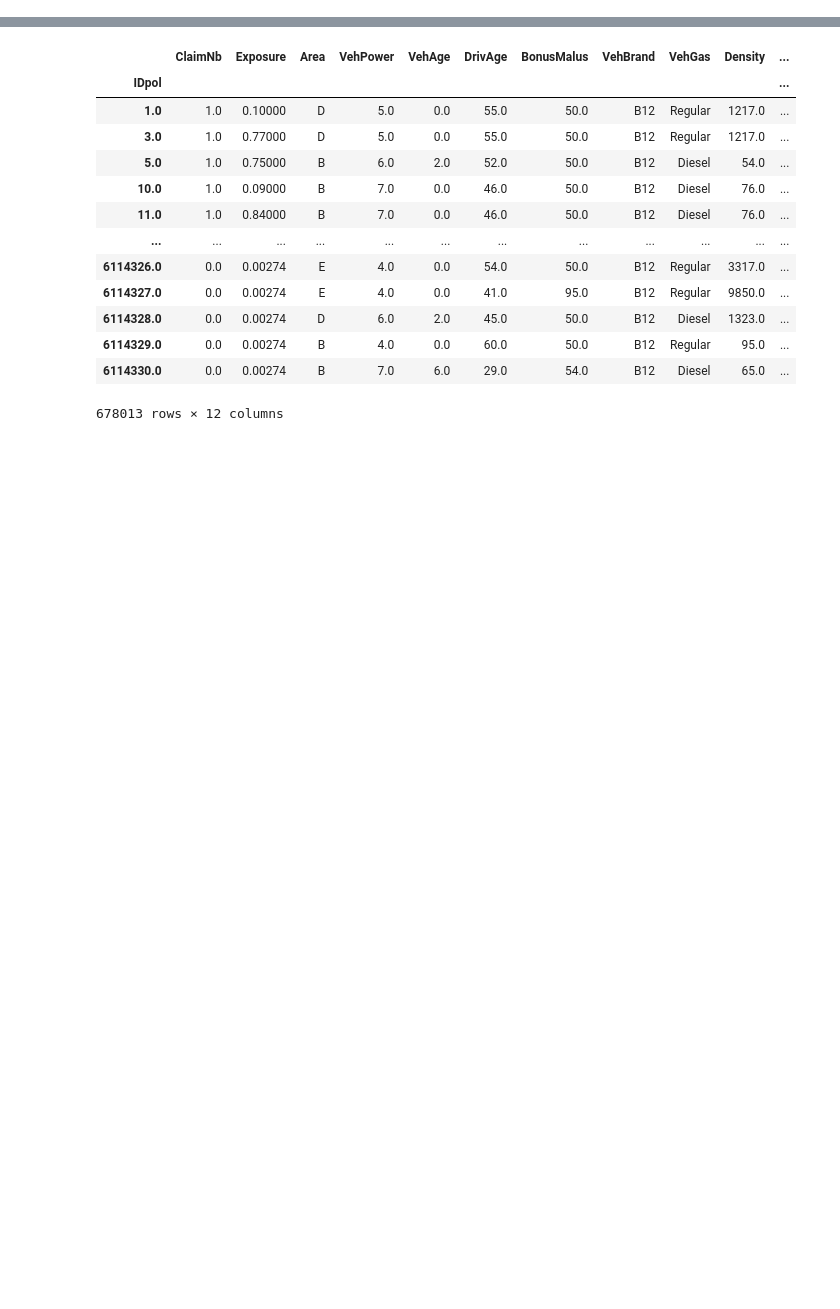
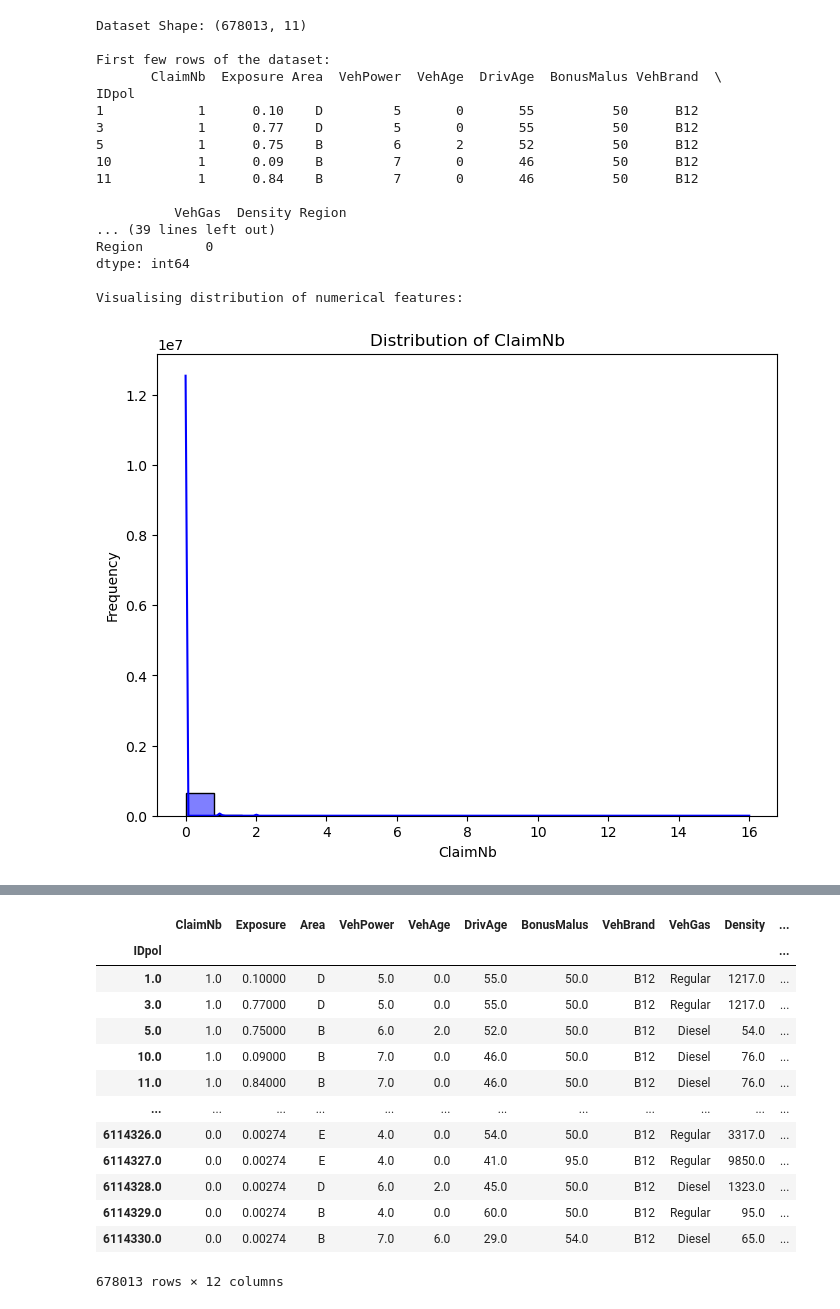
Before and after one commit to yueht23/PGPC2024, a Jupyter notebook: REBAGG.ipynb, the cells around one changed output, grey strips where cells are left out. Drawn from its saved outputs; the diff is of its cells as text; code cells hidden in the pictures; blank space fills up the shorter version.

```diff
--- a/REBAGG.ipynb
+++ b/REBAGG.ipynb
@@ -0,0 +3,80 @@
+# %%
+import pandas as pd
+import matplotlib.pyplot as plt
+import seaborn as sns
+
+# Load the dataset
+def load_mtpl2(n_samples=None):
+    df_freq = fetch_openml(data_id=41214, as_frame=True).data
+    df_freq["IDpol"] = df_freq["IDpol"].astype(int)
+    df_freq.set_index("IDpol", inplace=True)
+    return df_freq
+
+# Load the data
+df = load_mtpl2()
+
+# Displaying basic information about the dataset
+print("Dataset Shape:", df.shape)
+print("\nFirst few rows of the dataset:")
+print(df.head())
+print("\nSummary statistics:")
+print(df.describe())
+
+# Checking for missing values
+print("\nMissing values:")
+print(df.isnull().sum())
+
+# Visualising the distribution of numerical features
+print("\nVisualising distribution of numerical features:")
+numerical_features = df.select_dtypes(include=['float64', 'int64']).columns
+for feature in numerical_features:
+    plt.figure(figsize=(8, 6))
+    sns.histplot(df[feature], kde=True, bins=20, color='blue')
+    plt.title(f'Distribution of {feature}')
+    plt.xlabel(feature)
+    plt.ylabel('Frequency')
+    plt.show()
+
+# Visualising correlation between numerical features
+print("\nVisualising correlation between numerical features:")
+plt.figure(figsize=(10, 8))
+sns.heatmap(df.corr(), annot=True, cmap='coolwarm', fmt=".2f", linewidths=0.5)
+plt.title("Correlation Heatmap")
+plt.show()
+
+# Visualising categorical features
+print("\nVisualising categorical features:")
+categorical_features = df.select_dtypes(include=['object']).columns
+for feature in categorical_features:
+    plt.figure(figsize=(8, 6))
+    sns.countplot(data=df, x=feature, order=df[feature].value_counts().index, palette='Set2')
+    plt.title(f'Count of {feature}')
+    plt.xlabel(feature)
+    plt.ylabel('Count')
+    plt.xticks(rotation=45)
+    plt.show()
+
+# Plot the correlation matrix of the numerical features
+plt.figure(figsize=(10, 10))
+sns.heatmap(df.select_dtypes(include=[np.number]).corr(), annot=True)
+plt.title("Correlation Matrix")
+plt.show()
+# %% [output]
+Dataset Shape: (678013, 11)
+
+First few rows of the dataset:
+       ClaimNb  Exposure Area  VehPower  VehAge  DrivAge  BonusMalus VehBrand  \
+IDpol
+1            1      0.10    D         5       0       55          50      B12
+3            1      0.77    D         5       0       55          50      B12
+5            1      0.75    B         6       2       52          50      B12
+10           1      0.09    B         7       0       46          50      B12
+11           1      0.84    B         7       0       46          50      B12
+
+          VehGas  Density Region
+... (39 lines left out)
+Region        0
+dtype: int64
+
+Visualising distribution of numerical features:
+[figure, added]
```
Also changed, not shown: parts of 16 cells of this notebook.
